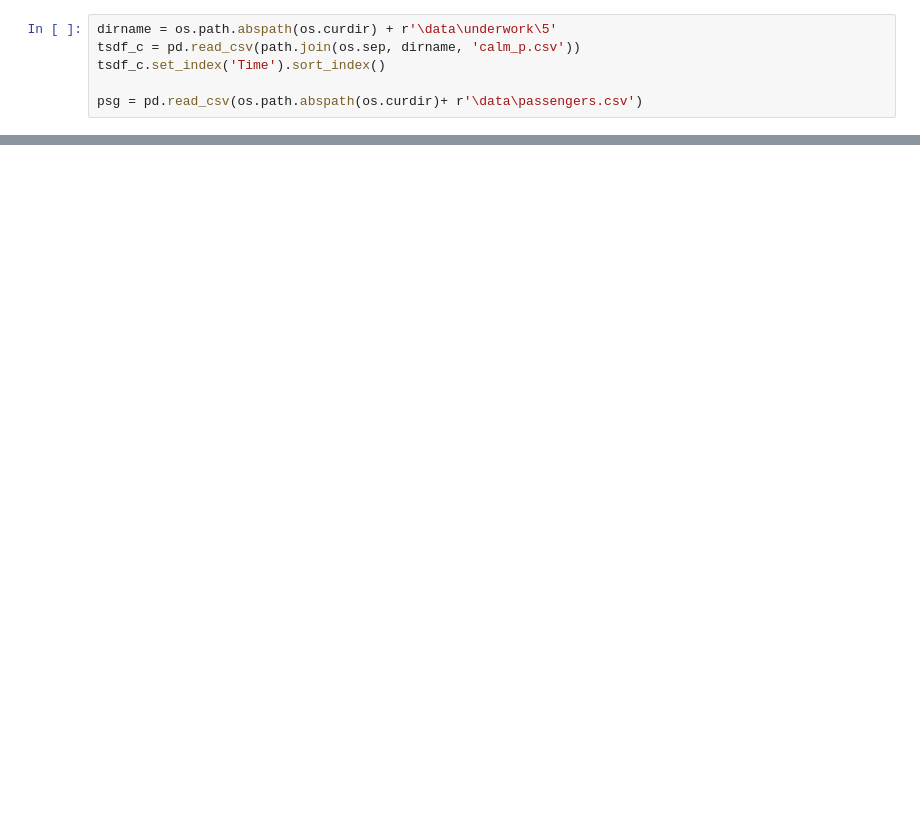
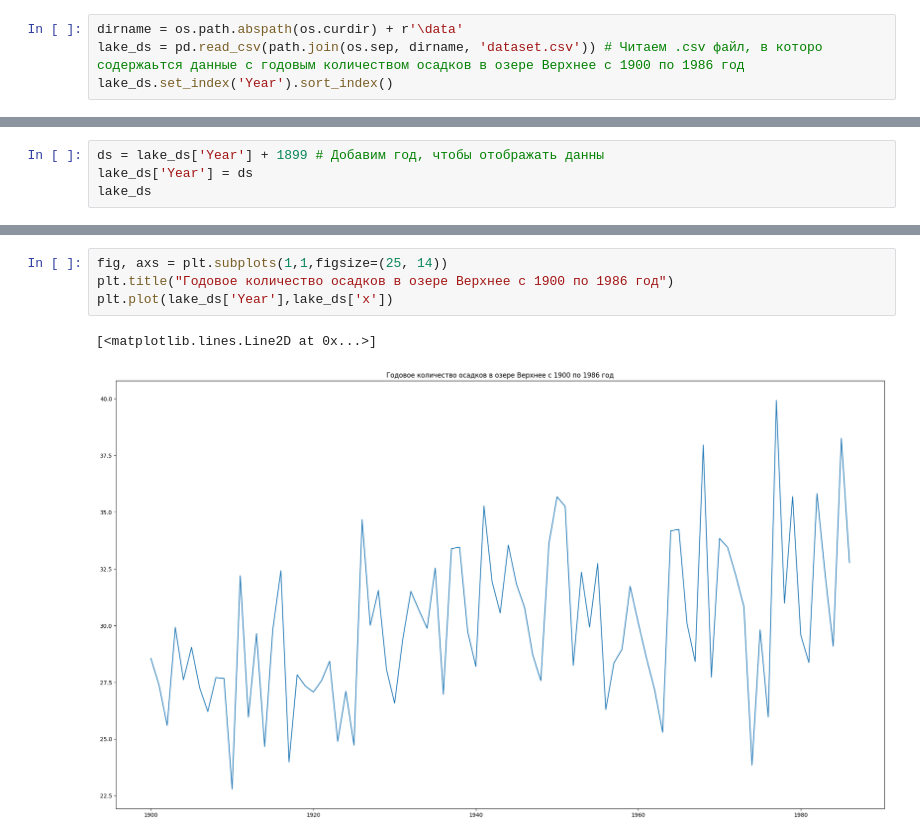
Before and after one commit to danon21/TimeSeries, a Jupyter notebook: lab1/lab1.ipynb, the cells around one changed output, grey strips where cells are left out. Saved outputs shown, nothing was run; the diff lists cells and outputs as text; blank space fills up the shorter version.

```diff
--- a/lab1/lab1.ipynb
+++ b/lab1/lab1.ipynb
@@ -9,6 +22,4 @@ from statsmodels.tsa.seasonal import seasonal_decompose
 # %%
-dirname = os.path.abspath(os.curdir) + r'\data\underwork\5'
-tsdf_c = pd.read_csv(path.join(os.sep, dirname, 'calm_p.csv'))
-tsdf_c.set_index('Time').sort_index()
-
-psg = pd.read_csv(os.path.abspath(os.curdir)+ r'\data\passengers.csv')
+dirname = os.path.abspath(os.curdir) + r'\data'
+lake_ds = pd.read_csv(path.join(os.sep, dirname, 'dataset.csv')) # Читаем .csv файл, в которо содержаьтся данные с годовым количеством осадков в озере Верхнее с 1900 по 1986 год
+lake_ds.set_index('Year').sort_index()
@@ -28,0 +41,4 @@ plt.show()
+# %%
+ds = lake_ds['Year'] + 1899 # Добавим год, чтобы отображать данны
+lake_ds['Year'] = ds
+lake_ds
@@ -28,0 +59,7 @@ plt.show()
+# %%
+fig, axs = plt.subplots(1,1,figsize=(25, 14))
+plt.title("Годовое количество осадков в озере Верхнее с 1900 по 1986 год")
+plt.plot(lake_ds['Year'],lake_ds['x'])
+# %% [output]
+[<matplotlib.lines.Line2D at 0x...>]
+[figure, added]
```
Also changed, not shown: parts of 18 cells of this notebook, 3 other files.
